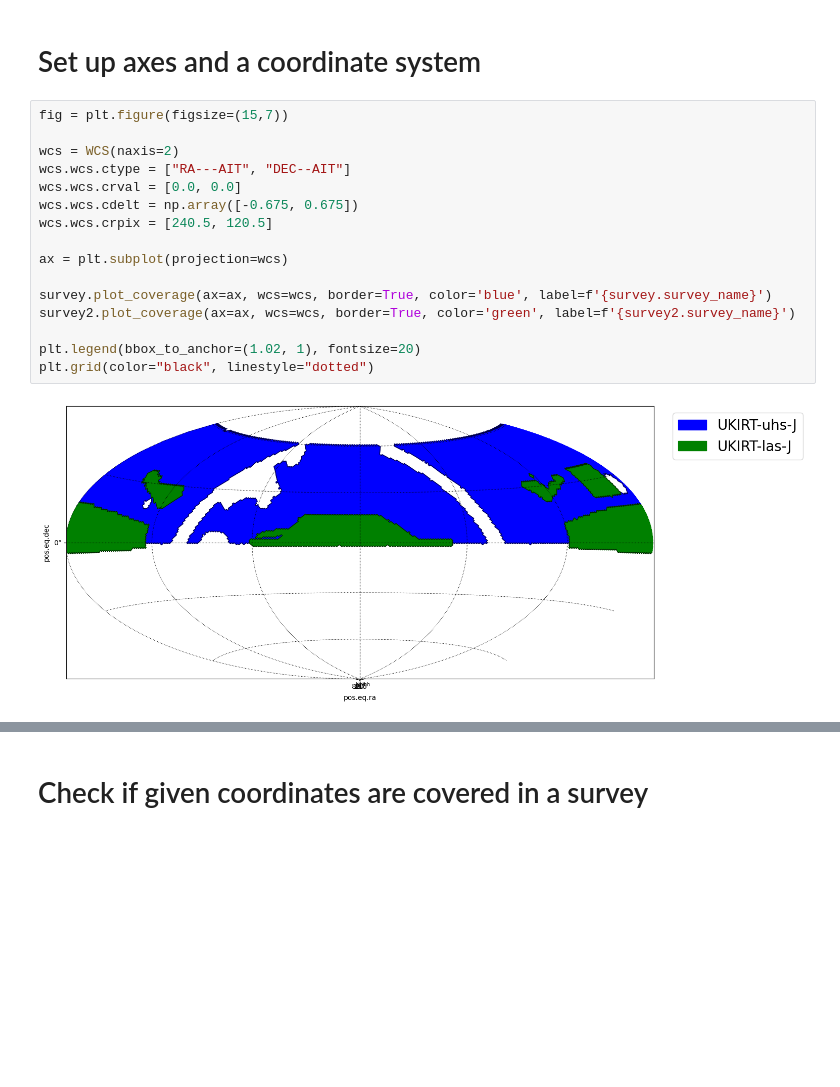
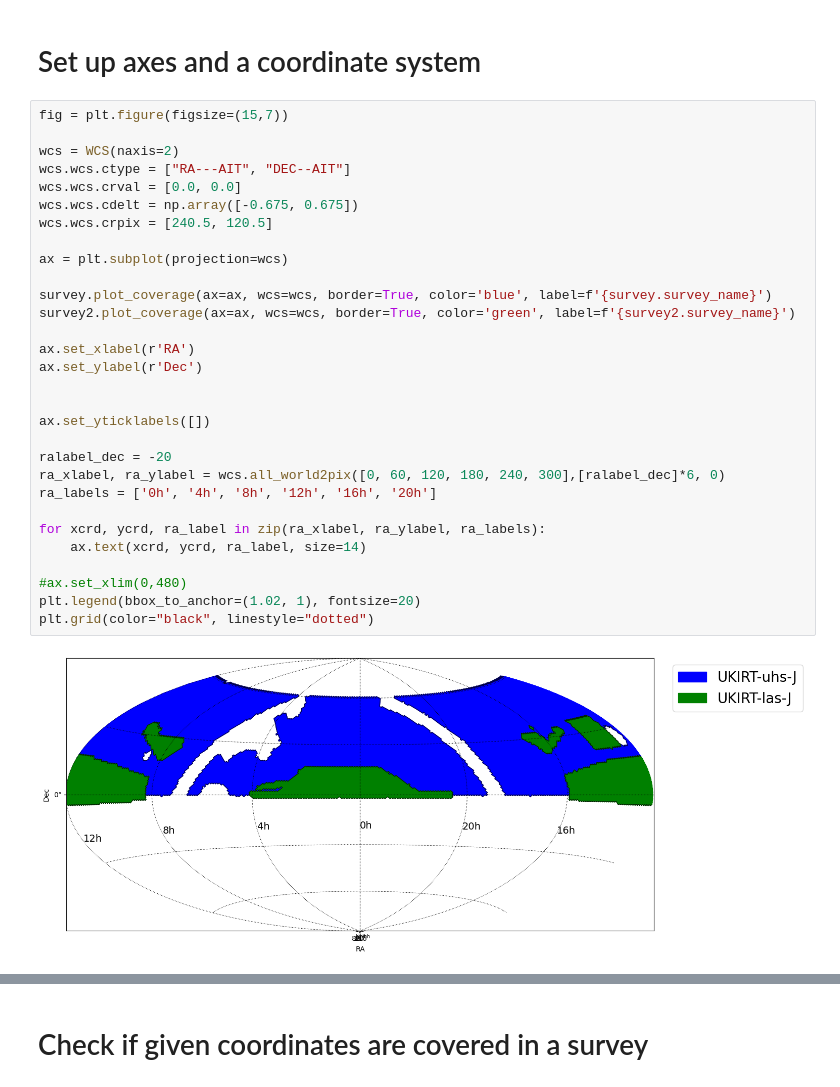
Before and after one commit to virajkaram/astrosurveyutils, a Jupyter notebook: survey_coverage/notebooks/example.ipynb, the cells around one changed output, grey strips where cells are left out. Drawn from its saved outputs; the diff is of its cells as text; blank space fills up the shorter version.

```diff
--- a/survey_coverage/notebooks/example.ipynb
+++ b/survey_coverage/notebooks/example.ipynb
@@ -36,18 +36,32 @@ survey2 = get_survey_by_name('UKIRT-las-J')
 # %%
 fig = plt.figure(figsize=(15,7))
 
 wcs = WCS(naxis=2)
 wcs.wcs.ctype = ["RA---AIT", "DEC--AIT"]
 wcs.wcs.crval = [0.0, 0.0]
 wcs.wcs.cdelt = np.array([-0.675, 0.675])
 wcs.wcs.crpix = [240.5, 120.5]
 
 ax = plt.subplot(projection=wcs)
 
 survey.plot_coverage(ax=ax, wcs=wcs, border=True, color='blue', label=f'{survey.survey_name}')
 survey2.plot_coverage(ax=ax, wcs=wcs, border=True, color='green', label=f'{survey2.survey_name}')
 
+ax.set_xlabel(r'RA')
+ax.set_ylabel(r'Dec')
+
+
+ax.set_yticklabels([])
+
+ralabel_dec = -20
+ra_xlabel, ra_ylabel = wcs.all_world2pix([0, 60, 120, 180, 240, 300],[ralabel_dec]*6, 0)
+ra_labels = ['0h', '4h', '8h', '12h', '16h', '20h']
+
+for xcrd, ycrd, ra_label in zip(ra_xlabel, ra_ylabel, ra_labels):
+    ax.text(xcrd, ycrd, ra_label, size=14)
+
+#ax.set_xlim(0,480)
 plt.legend(bbox_to_anchor=(1.02, 1), fontsize=20)
 plt.grid(color="black", linestyle="dotted")
 # %% [output]
-[figure, old version]
+[figure, new version]
```
Also changed, not shown: parts of 2 cells of this notebook, 1 other file.
